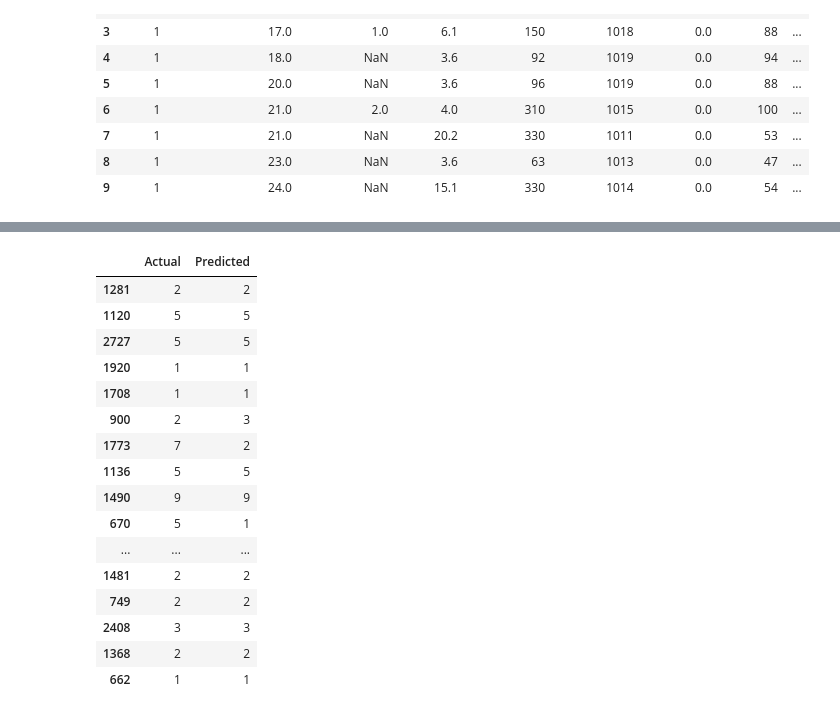
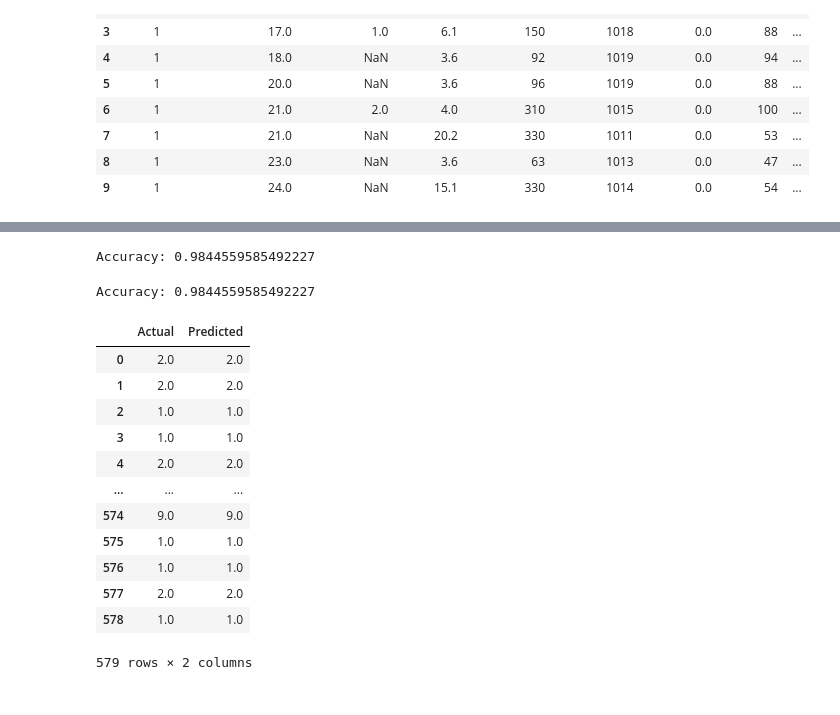
Before and after one commit to KavinduRanasinghe/DataDragons---Predicta-1.0-P220, a Jupyter notebook: Predicta 1.0 - Classify the Weather/Self_training.ipynb, the cells around one changed output, grey strips where cells are left out. Drawn from its saved outputs; the diff is of its cells as text; code cells hidden in the pictures.

```diff
--- a/Predicta 1.0 - Classify the Weather/Self_training.ipynb
+++ b/Predicta 1.0 - Classify the Weather/Self_training.ipynb
@@ -276,20 +261,0 @@ accuracy
-# %%
-# Check accuaracy for different models
-from sklearn.linear_model import LogisticRegression
-from sklearn.ensemble import RandomForestClassifier
-from sklearn.svm import SVC
-from sklearn.neighbors import KNeighborsClassifier
-from sklearn.tree import DecisionTreeClassifier
-from sklearn.metrics import accuracy_score
-models = {
-    'Logistic Regression': LogisticRegression(),
-    'Random Forest': RandomForestClassifier(),
-    'SVM': SVC(),
-    'KNN': KNeighborsClassifier(),
-    'Decision Tree': DecisionTreeClassifier()
-}
-for model_name, model in models.items():
-    model.fit(X_train, y_train)
-    predictions = model.predict(X_test)
-    accuracy = accuracy_score(y_test, predictions)
-    print(f'{model_name} accuracy: {accuracy}')
@@ -302,22 +262,43 @@ Decision Tree accuracy: 0.6354166666666666
+# %%
+# Train a Random Forest Classifier
+from sklearn.ensemble import RandomForestClassifier
+clf = RandomForestClassifier(random_state=100, n_estimators=100, max_depth=200, min_samples_split=2, min_samples_leaf=1)
+clf.fit(X_train, y_train)
+
+# Predict the labels for the test set
+y_pred = clf.predict(X_test)
+
+# Calculate the accuracy of the model
+from sklearn.metrics import accuracy_score
+accuracy = accuracy_score(y_test, y_pred)
+print(f'Accuracy: {accuracy}')
+# %% [output]
+Accuracy: 0.9844559585492227
+# %%
+# Predict the labels for the test set
+y_pred = clf.predict(X_test)
+
+# Calculate the accuracy of the model
+from sklearn.metrics import accuracy_score
+accuracy = accuracy_score(y_test, y_pred)
+print(f'Accuracy: {accuracy}')
+# %% [output]
+Accuracy: 0.9844559585492227
 # %%
 # actual vs predicted
-actual_vs_predicted = pd.DataFrame({'Actual': y_test, 'Predicted': predictions})
-actual_vs_predicted.head(20)
+actual_vs_predicted = pd.DataFrame({'Actual': y_test, 'Predicted': y_pred})
+actual_vs_predicted
 # %% [output]
 |  | Actual | Predicted |
-| 1281 | 2 | 2 |
-| 1120 | 5 | 5 |
-| 2727 | 5 | 5 |
-| 1920 | 1 | 1 |
-| 1708 | 1 | 1 |
-| 900 | 2 | 3 |
-| 1773 | 7 | 2 |
-| 1136 | 5 | 5 |
-| 1490 | 9 | 9 |
-| 670 | 5 | 1 |
+| 0 | 2.0 | 2.0 |
+| 1 | 2.0 | 2.0 |
+| 2 | 1.0 | 1.0 |
+| 3 | 1.0 | 1.0 |
+| 4 | 2.0 | 2.0 |
 | ... | ... | ... |
-| 1481 | 2 | 2 |
-| 749 | 2 | 2 |
-| 2408 | 3 | 3 |
-| 1368 | 2 | 2 |
-| 662 | 1 | 1 |
+| 574 | 9.0 | 9.0 |
+| 575 | 1.0 | 1.0 |
+| 576 | 1.0 | 1.0 |
+| 577 | 2.0 | 2.0 |
+| 578 | 1.0 | 1.0 |
+579 rows × 2 columns
```
Also changed, not shown: parts of 19 cells of this notebook.
